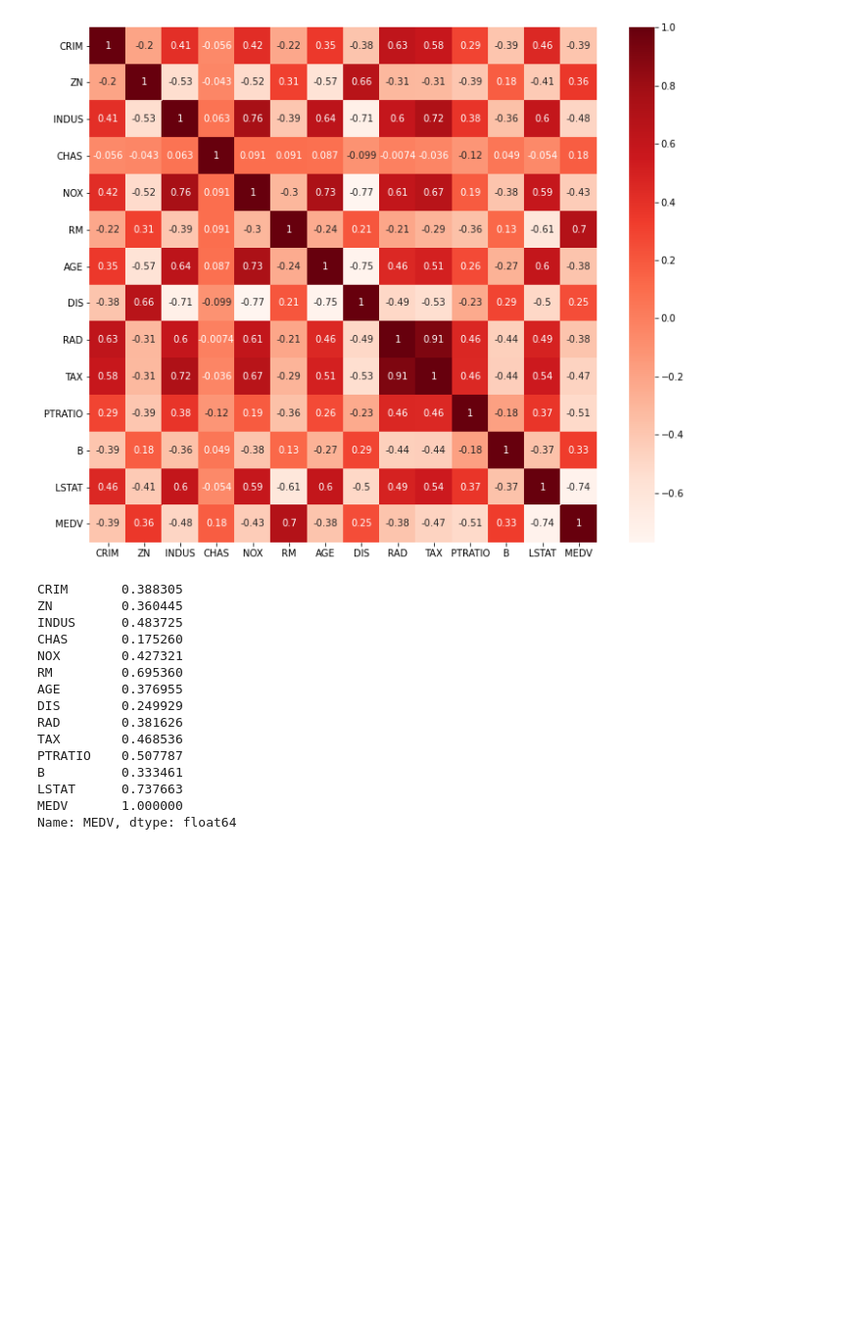
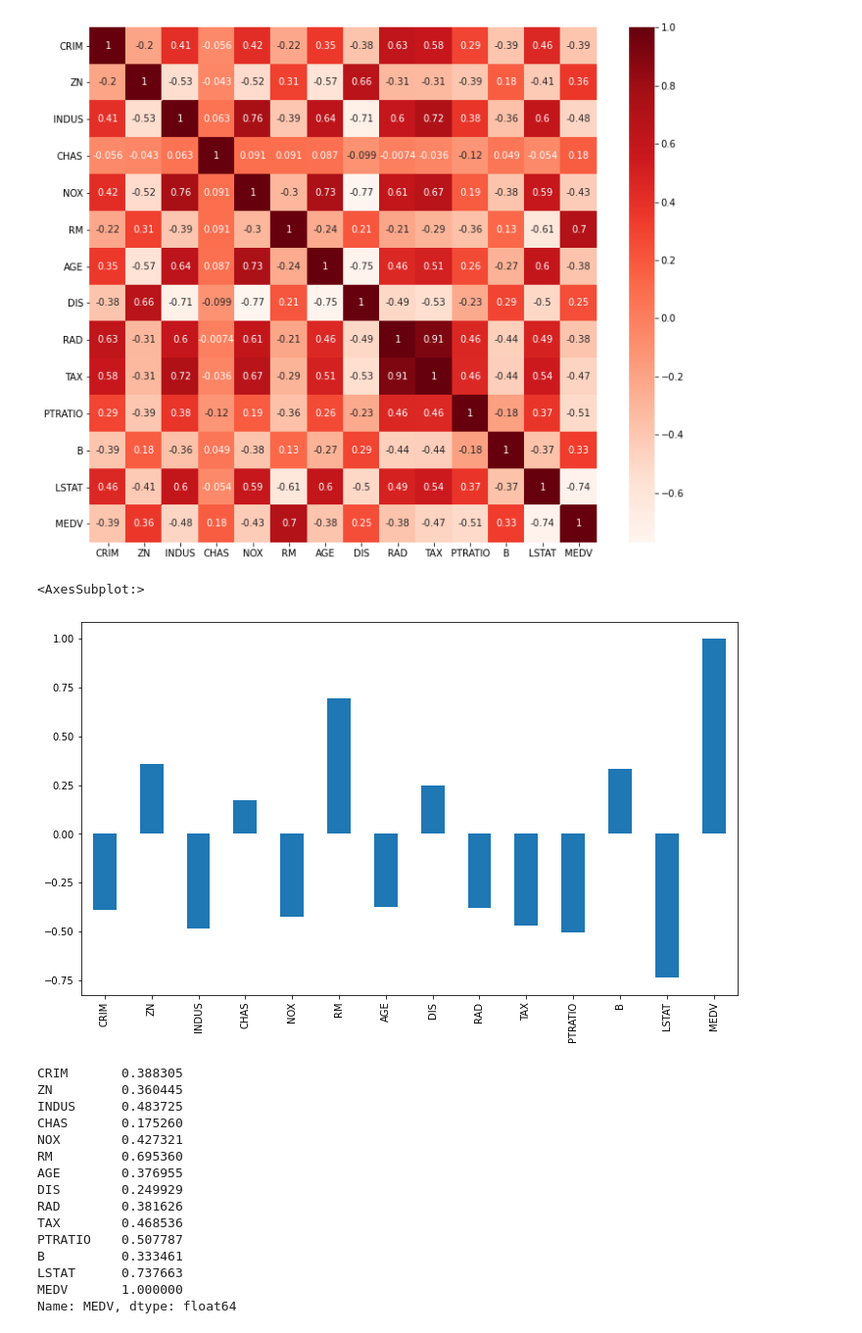
Before and after one commit to OSMAN1144/NOTES, a Jupyter notebook: 21 Data Selection/Feature Selection.ipynb, the cells around one changed output. Shown at 98% size. Saved outputs shown, nothing was run; the diff lists cells and outputs as text; code cells hidden in the pictures; blank space fills up the shorter version.

```diff
--- a/21 Data Selection/Feature Selection.ipynb
+++ b/21 Data Selection/Feature Selection.ipynb
@@ -150,6 +150,12 @@ sns.heatmap(cor, annot=True, cmap=plt.cm.Reds)
 plt.show()
 # %% [output]
 [figure]
+# %%
+plt.figure(figsize=(12,7))
+df.corr()['MEDV'].plot(kind='bar')
+# %% [output]
+<AxesSubplot:>
+[figure, added]
 # %%
 #Correlation with output variable
 cor_target = abs(cor["MEDV"])
```
Also changed, not shown: parts of 13 cells of this notebook, 23 other files.
